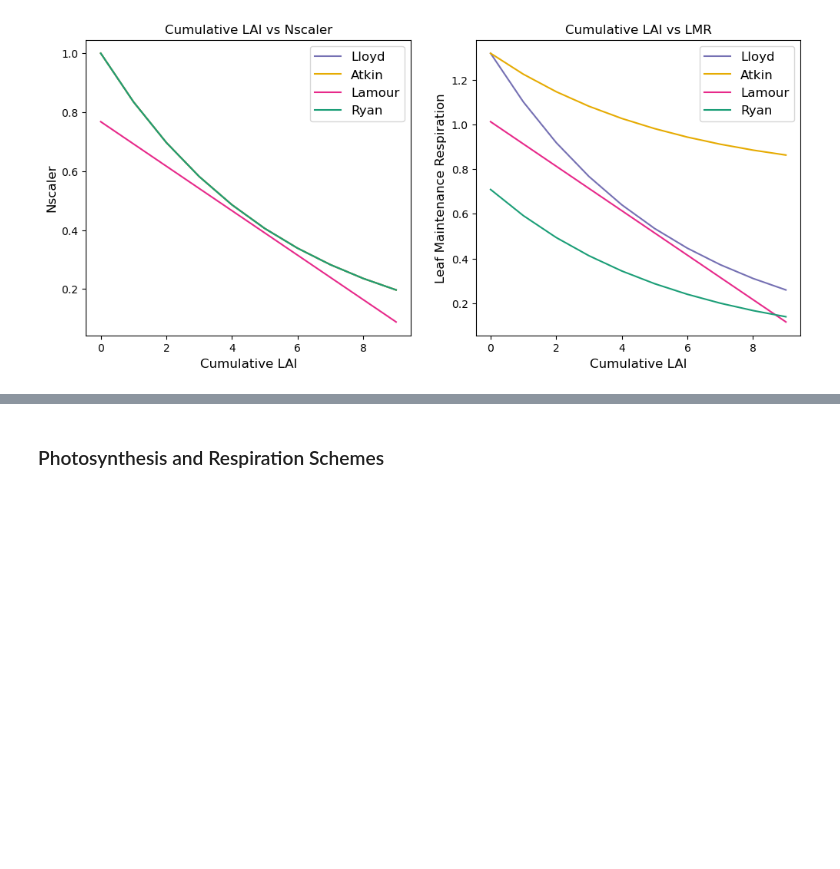
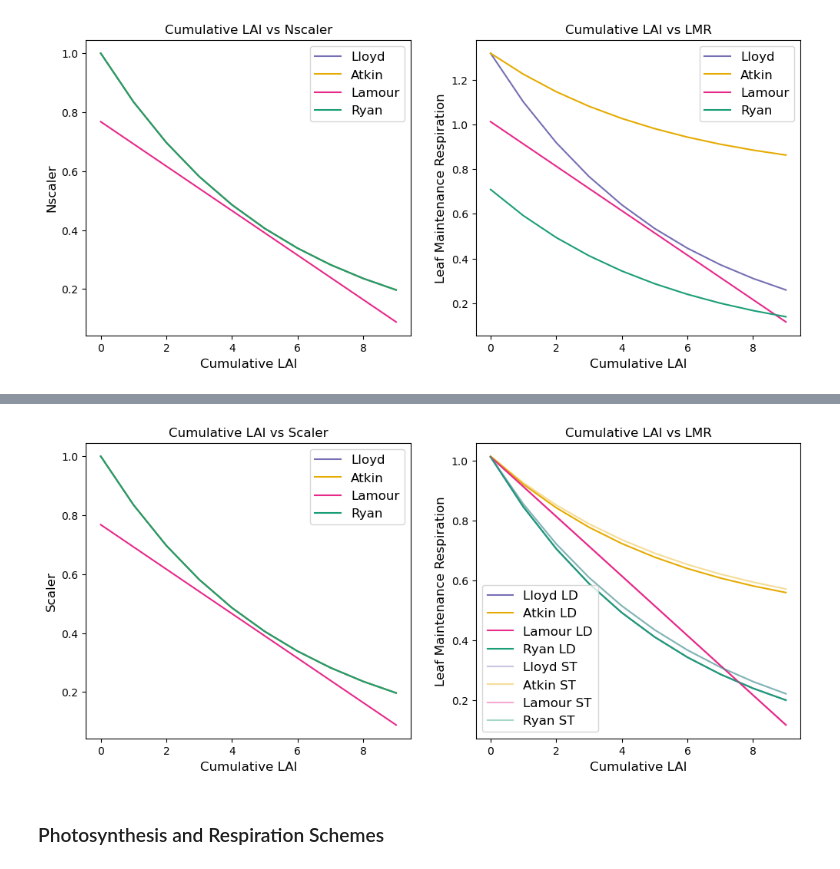
Before and after one commit to dey3434/suli_internship, a Jupyter notebook: SULI Project - Benchmarking and Testing.ipynb, the cells around one changed output, grey strips where cells are left out. Drawn from its saved outputs; the diff is of its cells as text; code cells hidden in the pictures; blank space fills up the shorter version.

Commit message:
updating benchmarking script with new way of adjusting offset between respiration models

```diff
--- a/SULI Project - Benchmarking and Testing.ipynb
+++ b/SULI Project - Benchmarking and Testing.ipynb
@@ -354,0 +282,81 @@ print(optimizedParameters)
+# %%
+#atkin_offset_ld = lmr_atkin_ld[0] - lmr_lamour[0]
+#lloyd_offset_ld = lmr_lloyd_ld[0] - lmr_lamour[0]
+#ryan_offset_ld = lmr_ryan_ld[0] - lmr_lamour[0]
+
+#atkin_offset_st = lmr_atkin_st[0] - lmr_lamour[0]
+#lloyd_offset_st = lmr_lloyd_st[0] - lmr_lamour[0]
+#ryan_offset_st = lmr_ryan_st[0] - lmr_lamour[0]
+
+atkin_offset_ld = lmr_atkin_ld[0]/lmr_lamour[0]
+lloyd_offset_ld = lmr_lamour[0]/lmr_lloyd_ld[0]
+ryan_offset_ld = lmr_lamour[0]/lmr_ryan_ld[0]
+
+atkin_offset_st = lmr_atkin_st[0]/lmr_lamour[0]
+lloyd_offset_st = lmr_lamour[0]/lmr_lloyd_st[0]
+ryan_offset_st = lmr_lamour[0]/lmr_ryan_st[0]
+# %%
+#redoing the respiration curves
+#code is from FatesPlantRespPhotosynthMod.F90 and FatesAllometryMod.F90
+
+#Original LAI vs Nscaler (Lloyd)
+#from FatesPlantRespPhotosynthMod.F90 (tgrowth = 289.15, veg_tempk = 298.15)
+r_t_ref_lloyd_ld = nscaler_lloyd_ld * (r0 + r1 * lnc_top + r2 * max(0, (tgrowth - tfrz))) * lloyd_offset_ld
+r_t_ref_lloyd_st = nscaler_lloyd_st * (r0 + r1 * lnc_top + r2 * max(0, (tgrowth - tfrz))) * lloyd_offset_st
+lmr_lloyd_ld = r_t_ref_lloyd_ld * np.exp(0.1012 * (tgrowth - tfrz - 25) + -0.0005 * ((tgrowth-tfrz)**2 - 25**2))
+lmr_lloyd_st = r_t_ref_lloyd_st * np.exp(0.1012 * (tgrowth - tfrz - 25) + -0.0005 * ((tgrowth-tfrz)**2 - 25**2))
+
+#---------------------
+#LAI vs Nscaler concave down
+#exponent changed to look concave down
+#r_t_ref_negexp = nscaler_negexp * (r0 + r1 * lnc_top + r2 * max(0.0, (tgrowth - tfrz)))
+#lmr_negexp = r_t_ref_negexp * math.e**(0.1012 * (tgrowth - tfrz - 25) + -0.0005 * ((tgrowth-tfrz)**2 - 25**2))
+
+#---------------------
+#LAI vs Nscaler Atkin
+#same nscaler for atkin and original (only respiration calculation is different)
+r_t_ref_atkin_ld = r0 + r1 * lnc_ld + r2 * max(0, (tgrowth - tfrz)) * atkin_offset_ld
+r_t_ref_atkin_st = r0 + r1 * lnc_st + r2 * max(0, (tgrowth - tfrz)) * atkin_offset_st
+lmr_atkin_ld = r_t_ref_atkin_ld * np.exp(0.1012 * (tgrowth - tfrz - 25) + -0.0005 * ((tgrowth-tfrz)**2 - 25**2))
+lmr_atkin_st = r_t_ref_atkin_st * np.exp(0.1012 * (tgrowth - tfrz - 25) + -0.0005 * ((tgrowth-tfrz)**2 - 25**2))
+
+#---------------------
+#Lamour
+nscaler_lamour = 0.76775866 + (-0.07549542 * cumulative_lai)
+
+r_t_ref_lamour_ld = nscaler_lamour * (r0 + r1 * lnc_top + r2 * max(0, (tgrowth - tfrz)))
+lmr_lamour_ld = r_t_ref_lamour_ld * np.exp(0.1012 * (tgrowth - tfrz - 25) + -0.0005 * ((tgrowth-tfrz)**2 - 25**2))
+
+#---------------------
+#Ryan
+lmr_ryan_ld = lmr25_ld * ft1_f(veg_tempk, lmrha) * fth_f(veg_tempk, lmrhd, lmrse, lmrc) * ryan_offset_ld
+lmr_ryan_st = lmr25_st * ft1_f(veg_tempk, lmrha) * fth_f(veg_tempk, lmrhd, lmrse, lmrc) * ryan_offset_st
+
+#plot
+fig1, (f1ax0, f1ax1) = plt.subplots(nrows=1, ncols=2, figsize=(12, 5))
+
+f1ax0.plot(cumulative_lai, nscaler_lloyd_ld, color=colormap2[3], label='Lloyd')
+f1ax0.plot(cumulative_lai, nscaler_lloyd_ld, color=colormap2[7], label='Atkin')
+f1ax0.plot(cumulative_lai, nscaler_lamour, color=colormap2[4], label='Lamour')
+f1ax0.plot(cumulative_lai, nscaler_lloyd_ld, color=colormap2[0], label='Ryan')
+f1ax0.legend(prop={'size':12})
+f1ax0.set_title(r'Cumulative LAI vs Scaler', fontsize=12)
+f1ax0.set_ylabel(r'Scaler', fontsize=12)
+f1ax0.set_xlabel(r'Cumulative LAI', fontsize=12)
+
+f1ax1.plot(cumulative_lai, lmr_lloyd_ld, color=colormap2[3], label='Lloyd LD')
+f1ax1.plot(cumulative_lai, lmr_atkin_ld, color=colormap2[7], label='Atkin LD')
+f1ax1.plot(cumulative_lai, lmr_lamour, color=colormap2[4], label='Lamour LD')
+f1ax1.plot(cumulative_lai, lmr_ryan_ld, color=colormap2[0], label='Ryan LD')
+f1ax1.plot(cumulative_lai, lmr_lloyd_st, color=colormap2[3], alpha=0.4, label='Lloyd ST')
+f1ax1.plot(cumulative_lai, lmr_atkin_st, color=colormap2[7], alpha=0.4, label='Atkin ST')
+f1ax1.plot(cumulative_lai, lmr_lamour, color=colormap2[4], alpha=0.4, label='Lamour ST')
+f1ax1.plot(cumulative_lai, lmr_ryan_st, color=colormap2[0], alpha=0.4, label='Ryan ST')
+f1ax1.legend(prop={'size':12})
+f1ax1.set_title(r'Cumulative LAI vs LMR', fontsize=12)
+f1ax1.set_ylabel(r'Leaf Maintenance Respiration', fontsize=12)
+f1ax1.set_xlabel(r'Cumulative LAI', fontsize=12)
+
+#####PREDICTION: concave down wide or lamour schemes are going to be the best fit because
+#####they are the most dissimilar from the original. These schemes will result in the most biomass.
+# %% [output]
@@ -354,0 +364 @@ print(optimizedParameters)
+[figure, added]
```
Also changed, not shown: parts of 21 cells of this notebook.
